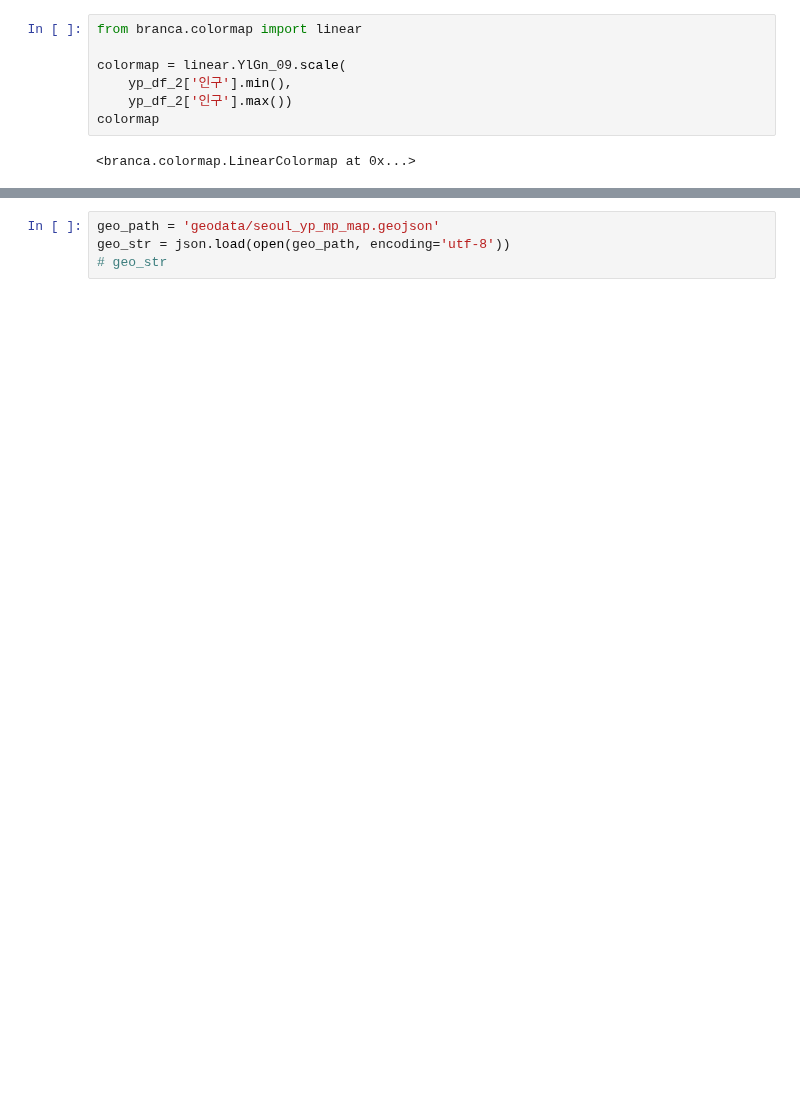
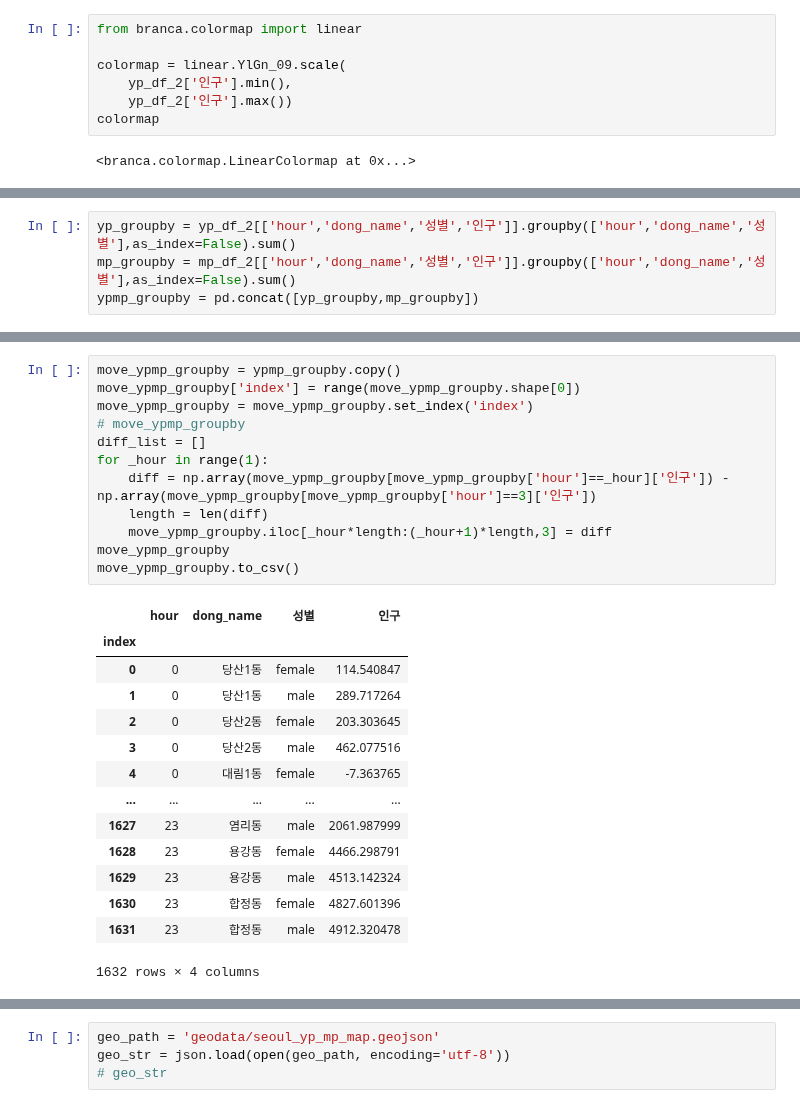
Before and after one commit to Edwardkim0/Place_trend_analysis, a Jupyter notebook: eda_map.ipynb, the cells around one changed output, grey strips where cells are left out. Saved outputs shown, nothing was run; the diff lists cells and outputs as text; blank space fills up the shorter version.

```diff
--- a/eda_map.ipynb
+++ b/eda_map.ipynb
@@ -97,0 +83,4 @@ colormap
+# %%
+yp_groupby = yp_df_2[['hour','dong_name','성별','인구']].groupby(['hour','dong_name','성별'],as_index=False).sum()
+mp_groupby = mp_df_2[['hour','dong_name','성별','인구']].groupby(['hour','dong_name','성별'],as_index=False).sum()
+ypmp_groupby = pd.concat([yp_groupby,mp_groupby])
@@ -97,0 +103,27 @@ colormap
+# %%
+move_ypmp_groupby = ypmp_groupby.copy()
+move_ypmp_groupby['index'] = range(move_ypmp_groupby.shape[0])
+move_ypmp_groupby = move_ypmp_groupby.set_index('index')
+# move_ypmp_groupby
+diff_list = []
+for _hour in range(1):
+    diff = np.array(move_ypmp_groupby[move_ypmp_groupby['hour']==_hour]['인구']) - np.array(move_ypmp_groupby[move_ypmp_groupby['hour']==3]['인구'])
+    length = len(diff)
+    move_ypmp_groupby.iloc[_hour*length:(_hour+1)*length,3] = diff
+move_ypmp_groupby
+move_ypmp_groupby.to_csv()
+# %% [output]
+|  | hour | dong_name | 성별 | 인구 |
+| index |  |  |  |  |
+| 0 | 0 | 당산1동 | female | 114.540847 |
+| 1 | 0 | 당산1동 | male | 289.717264 |
+| 2 | 0 | 당산2동 | female | 203.303645 |
+| 3 | 0 | 당산2동 | male | 462.077516 |
+| 4 | 0 | 대림1동 | female | -7.363765 |
+| ... | ... | ... | ... | ... |
+| 1627 | 23 | 염리동 | male | 2061.987999 |
+| 1628 | 23 | 용강동 | female | 4466.298791 |
+| 1629 | 23 | 용강동 | male | 4513.142324 |
+| 1630 | 23 | 합정동 | female | 4827.601396 |
+| 1631 | 23 | 합정동 | male | 4912.320478 |
+1632 rows × 4 columns
```
Also changed, not shown: parts of 22 cells of this notebook, 2 other files.
